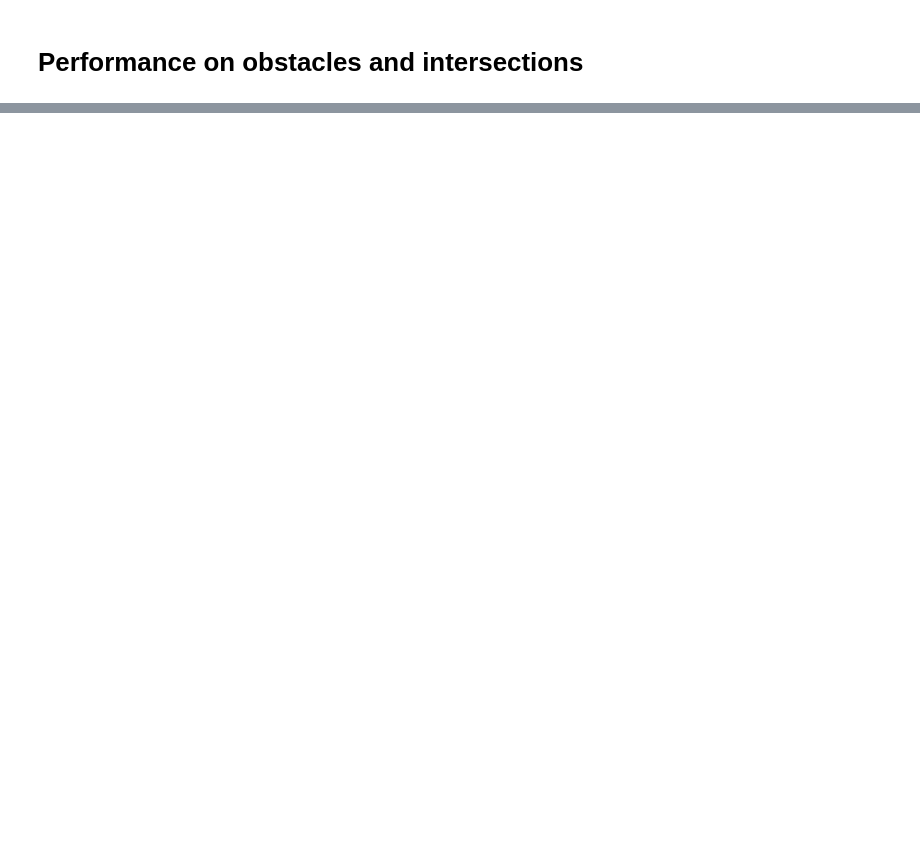
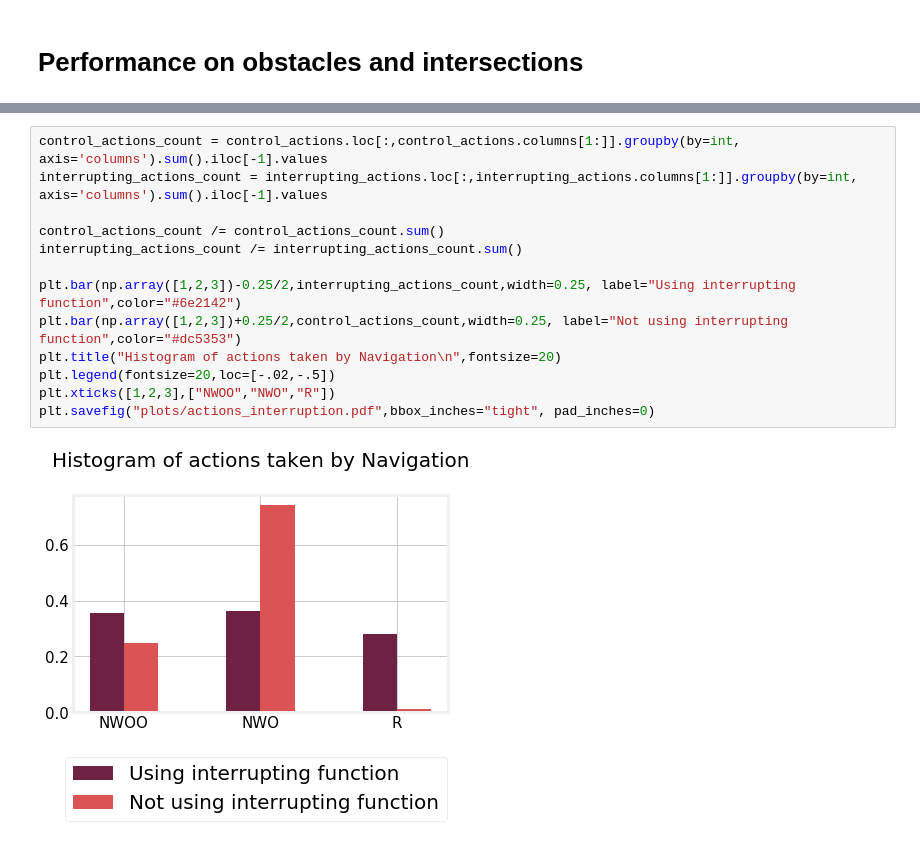
Before and after one commit to NotAnyMike/HRL, a Jupyter notebook: notebooks/Plots.ipynb, the cells around one changed output, grey strips where cells are left out. Saved outputs shown, nothing was run; the diff lists cells and outputs as text; blank space fills up the shorter version.

```diff
--- a/notebooks/Plots.ipynb
+++ b/notebooks/Plots.ipynb
@@ -899,0 +949,15 @@ NameError: name 'h_int_r' is not defined
+# %%
+control_actions_count = control_actions.loc[:,control_actions.columns[1:]].groupby(by=int, axis='columns').sum().iloc[-1].values
+interrupting_actions_count = interrupting_actions.loc[:,interrupting_actions.columns[1:]].groupby(by=int, axis='columns').sum().iloc[-1].values
+
+control_actions_count /= control_actions_count.sum()
+interrupting_actions_count /= interrupting_actions_count.sum()
+
+plt.bar(np.array([1,2,3])-0.25/2,interrupting_actions_count,width=0.25, label="Using interrupting function",color="#6e2142")
+plt.bar(np.array([1,2,3])+0.25/2,control_actions_count,width=0.25, label="Not using interrupting function",color="#dc5353")
+plt.title("Histogram of actions taken by Navigation\n",fontsize=20)
+plt.legend(fontsize=20,loc=[-.02,-.5])
+plt.xticks([1,2,3],["NWOO","NWO","R"])
+plt.savefig("plots/actions_interruption.pdf",bbox_inches="tight", pad_inches=0)
+# %% [output]
+[figure, added]
```
Also changed, not shown: parts of 23 cells of this notebook, 7 other files.
